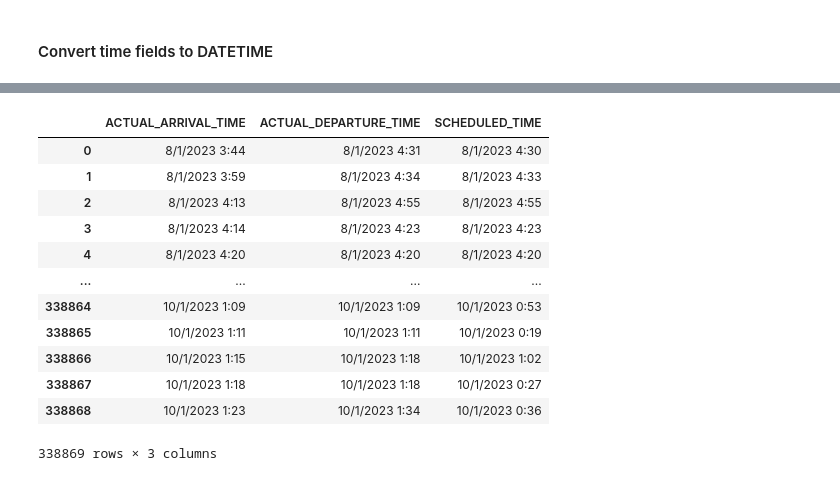
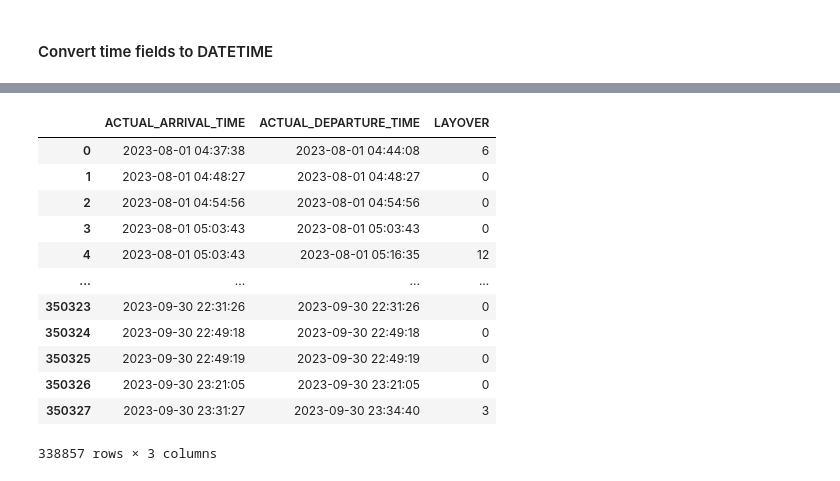
Before and after one commit to ballir27/wego-nashville-bus-adherence, a Jupyter notebook: Notebooks/wego_first_two_new_CSV.ipynb, the cells around one changed output, grey strips where cells are left out. Saved outputs shown, nothing was run; the diff lists cells and outputs as text; code cells hidden in the pictures.

```diff
--- a/Notebooks/wego_first_two_new_CSV.ipynb
+++ b/Notebooks/wego_first_two_new_CSV.ipynb
@@ -34,0 +35,8 @@ wego_drop['ADHERENCE'].isna().sum()
+# %%
+wego['LAYOVER'] = wego['ACTUAL_DEPARTURE_TIME'] - wego['ACTUAL_ARRIVAL_TIME']
+# %%
+wego['LAYOVER'] = wego['LAYOVER'].dt.total_seconds()/60
+# %%
+wego = wego.dropna(subset=['LAYOVER'])
+# %%
+wego['LAYOVER'] = wego['LAYOVER'].astype(int)
@@ -35,16 +63,16 @@ wego_drop['ADHERENCE'].isna().sum()
 # %%
-wego_drop[['ACTUAL_ARRIVAL_TIME','ACTUAL_DEPARTURE_TIME','SCHEDULED_TIME']]
+wego[['ACTUAL_ARRIVAL_TIME','ACTUAL_DEPARTURE_TIME','LAYOVER']]
 # %% [output]
-|  | ACTUAL_ARRIVAL_TIME | ACTUAL_DEPARTURE_TIME | SCHEDULED_TIME |
-| 0 | 8/1/2023 3:44 | 8/1/2023 4:31 | 8/1/2023 4:30 |
-| 1 | 8/1/2023 3:59 | 8/1/2023 4:34 | 8/1/2023 4:33 |
-| 2 | 8/1/2023 4:13 | 8/1/2023 4:55 | 8/1/2023 4:55 |
-| 3 | 8/1/2023 4:14 | 8/1/2023 4:23 | 8/1/2023 4:23 |
-| 4 | 8/1/2023 4:20 | 8/1/2023 4:20 | 8/1/2023 4:20 |
+|  | ACTUAL_ARRIVAL_TIME | ACTUAL_DEPARTURE_TIME | LAYOVER |
+| 0 | 2023-08-01 04:37:38 | 2023-08-01 04:44:08 | 6 |
+| 1 | 2023-08-01 04:48:27 | 2023-08-01 04:48:27 | 0 |
+| 2 | 2023-08-01 04:54:56 | 2023-08-01 04:54:56 | 0 |
+| 3 | 2023-08-01 05:03:43 | 2023-08-01 05:03:43 | 0 |
+| 4 | 2023-08-01 05:03:43 | 2023-08-01 05:16:35 | 12 |
 | ... | ... | ... | ... |
-| 338864 | 10/1/2023 1:09 | 10/1/2023 1:09 | 10/1/2023 0:53 |
-| 338865 | 10/1/2023 1:11 | 10/1/2023 1:11 | 10/1/2023 0:19 |
-| 338866 | 10/1/2023 1:15 | 10/1/2023 1:18 | 10/1/2023 1:02 |
-| 338867 | 10/1/2023 1:18 | 10/1/2023 1:18 | 10/1/2023 0:27 |
-| 338868 | 10/1/2023 1:23 | 10/1/2023 1:34 | 10/1/2023 0:36 |
+| 350323 | 2023-09-30 22:31:26 | 2023-09-30 22:31:26 | 0 |
+| 350324 | 2023-09-30 22:49:18 | 2023-09-30 22:49:18 | 0 |
+| 350325 | 2023-09-30 22:49:19 | 2023-09-30 22:49:19 | 0 |
+| 350326 | 2023-09-30 23:21:05 | 2023-09-30 23:21:05 | 0 |
+| 350327 | 2023-09-30 23:31:27 | 2023-09-30 23:34:40 | 3 |
-338869 rows × 3 columns
+338857 rows × 3 columns
```
Also changed, not shown: parts of 36 cells of this notebook.
